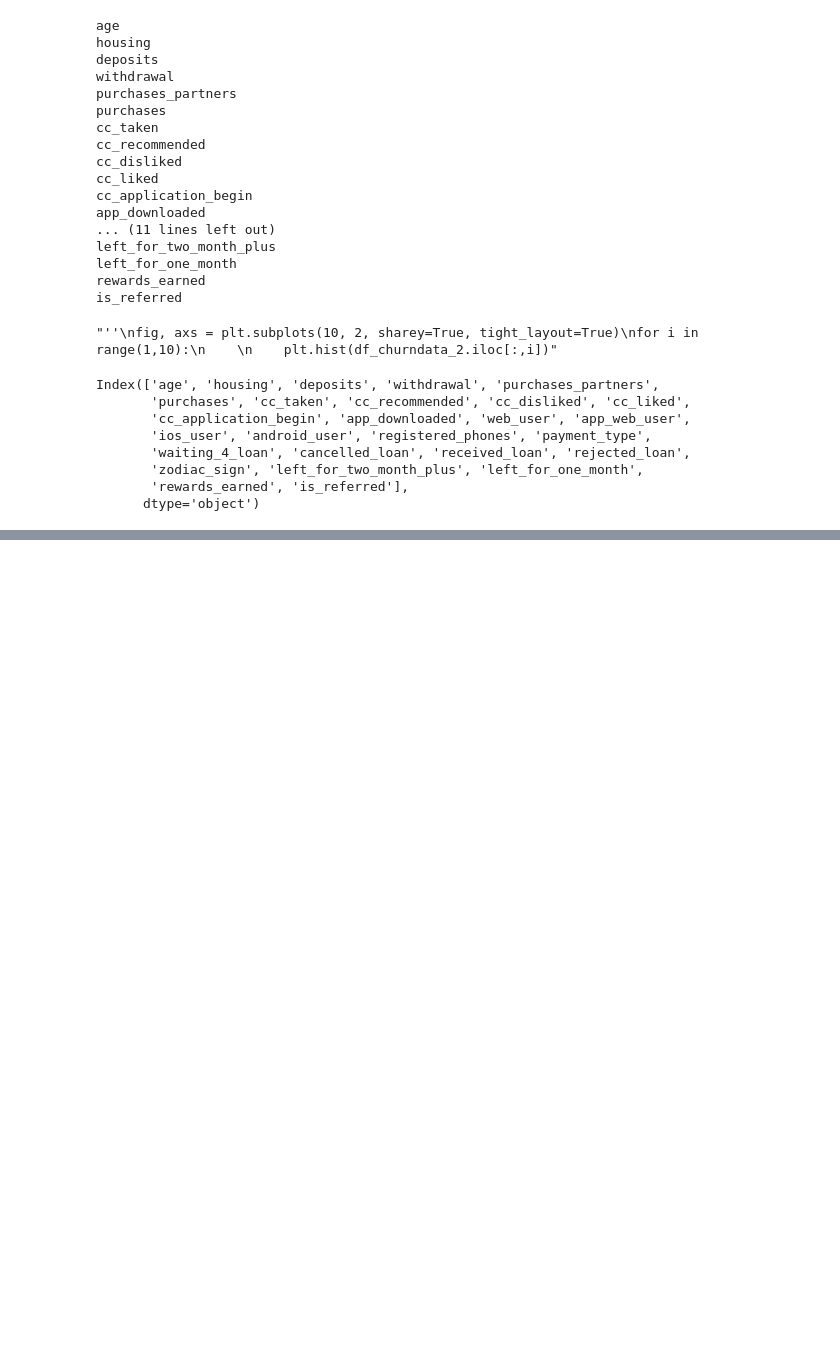
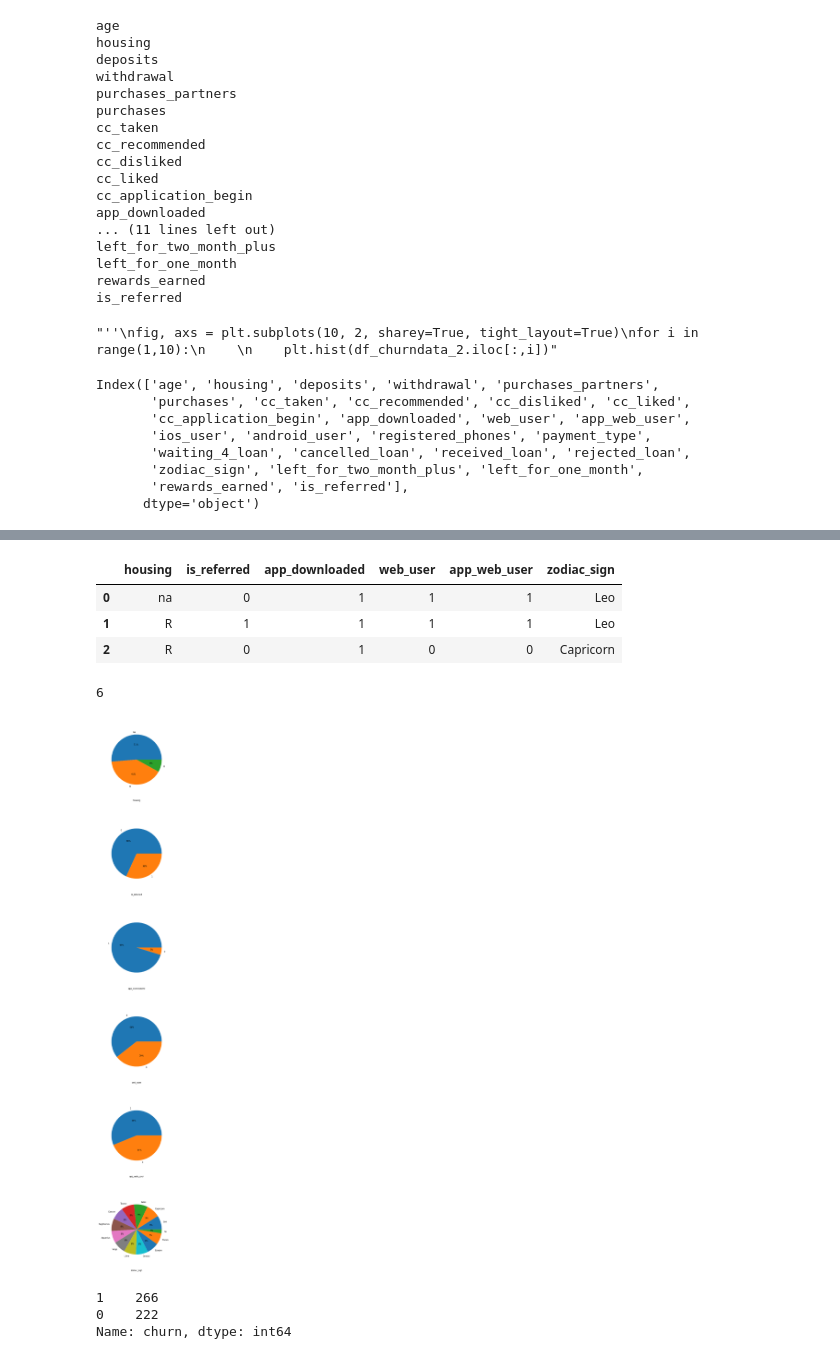
Before and after one commit to allenvarughese22/Machine-Learning-Projects---Learning, a Jupyter notebook: Churn Prediction/Churn_Prediction.ipynb, the cells around one changed output, grey strips where cells are left out. Drawn from its saved outputs; the diff is of its cells as text; code cells hidden in the pictures; blank space fills up the shorter version.

```diff
--- a/Churn Prediction/Churn_Prediction.ipynb
+++ b/Churn Prediction/Churn_Prediction.ipynb
@@ -177,0 +180,29 @@ plt.show()
+# %%
+df_churndata_3.head(3)
+# %% [output]
+|  | housing | is_referred | app_downloaded | web_user | app_web_user | zodiac_sign |
+| 0 | na | 0 | 1 | 1 | 1 | Leo |
+| 1 | R | 1 | 1 | 1 | 1 | Leo |
+| 2 | R | 0 | 1 | 0 | 0 | Capricorn |
+# %%
+len(df_churndata_3.columns)
+# %% [output]
+6
+# %%
+%matplotlib inline
+fig, axes = plt.subplots(len(df_churndata_3.columns), 1, figsize=(50, 50),squeeze=False)
+f=axes.flatten()
+for i, feature in enumerate(df_churndata_3.columns):
+ #index = df_churndata_3.value_counts(normalize = True).index
+ f[i].pie(df_churndata_3[feature].value_counts(normalize=True).values,autopct='%.0f%%',radius = 0.8,center = (0,0),\
+          labels=df_churndata_3[feature].unique())
+ f[i].set_xlabel(df_churndata_3.columns[i])
+plt.show()
+# %% [output]
+[figure, added]
+# %%
+df_churndata[df_churndata_2.left_for_one_month ==1].churn.value_counts()
+# %% [output]
+1    266
+0    222
+Name: churn, dtype: int64
```
Also changed, not shown: parts of 2 cells of this notebook.
